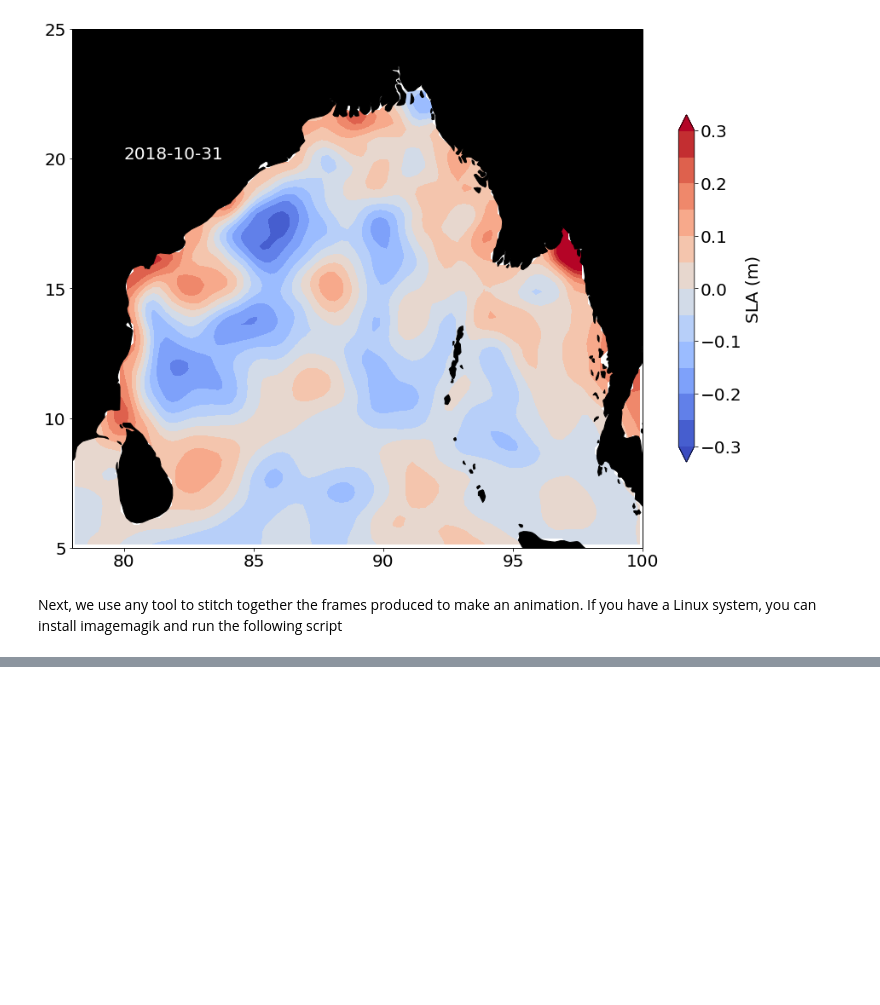
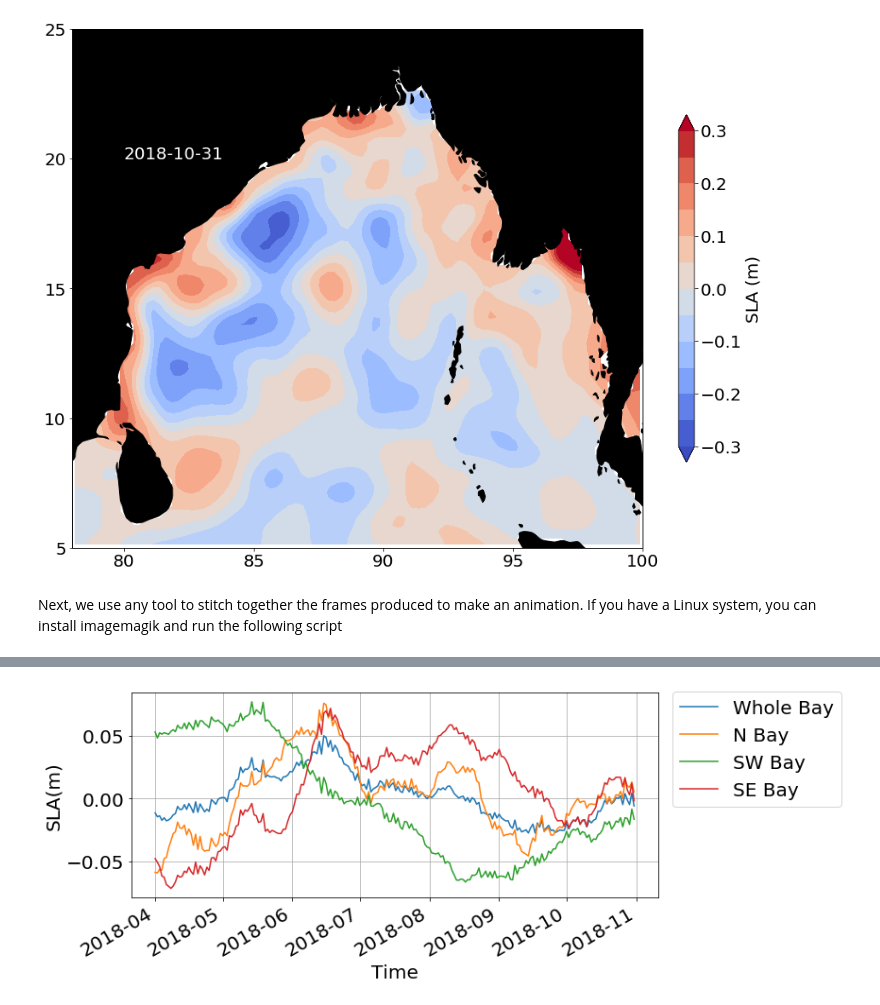
Before and after one commit to adityarn/ICTS_OMMBOB_2019, a Jupyter notebook: SLA_analysis.ipynb, the cells around one changed output, grey strips where cells are left out. Saved outputs shown, nothing was run; the diff lists cells and outputs as text; code cells hidden in the pictures; blank space fills up the shorter version.

```diff
--- a/SLA_analysis.ipynb
+++ b/SLA_analysis.ipynb
@@ -116,0 +153,19 @@ Next, we use any tool to stitch together the frames produced to make an animatio
+# %%
+plt.figure(figsize=(10, 4))
+sla_anom.sel(longitude=slice(78, 100), latitude=slice(5, 25), time=slice("2018-04-01", "2018-10-31")).\
+mean(dim=['longitude', 'latitude']).plot(label="Whole Bay")
+
+sla_anom.sel(longitude=slice(78, 100), latitude=slice(16, 25), time=slice("2018-04-01", "2018-10-31")).\
+mean(dim=['longitude', 'latitude']).plot(label="N Bay")
+
+sla_anom.sel(longitude=slice(78, 89), latitude=slice(5, 16), time=slice("2018-04-01", "2018-10-31")).\
+mean(dim=['longitude', 'latitude']).plot(label="SW Bay")
+
+sla_anom.sel(longitude=slice(89, 100), latitude=slice(5, 16), time=slice("2018-04-01", "2018-10-31")).\
+mean(dim=['longitude', 'latitude']).plot(label="SE Bay")
+
+plt.legend(bbox_to_anchor=(1.01, 1.05))
+plt.grid()
+plt.savefig("./plots/sla/sla_boxes.png", dpi=300, bbox_inches="tight")
+# %% [output]
+[figure, added]
```
Also changed, not shown: parts of 42 cells of this notebook, 1 other file.
